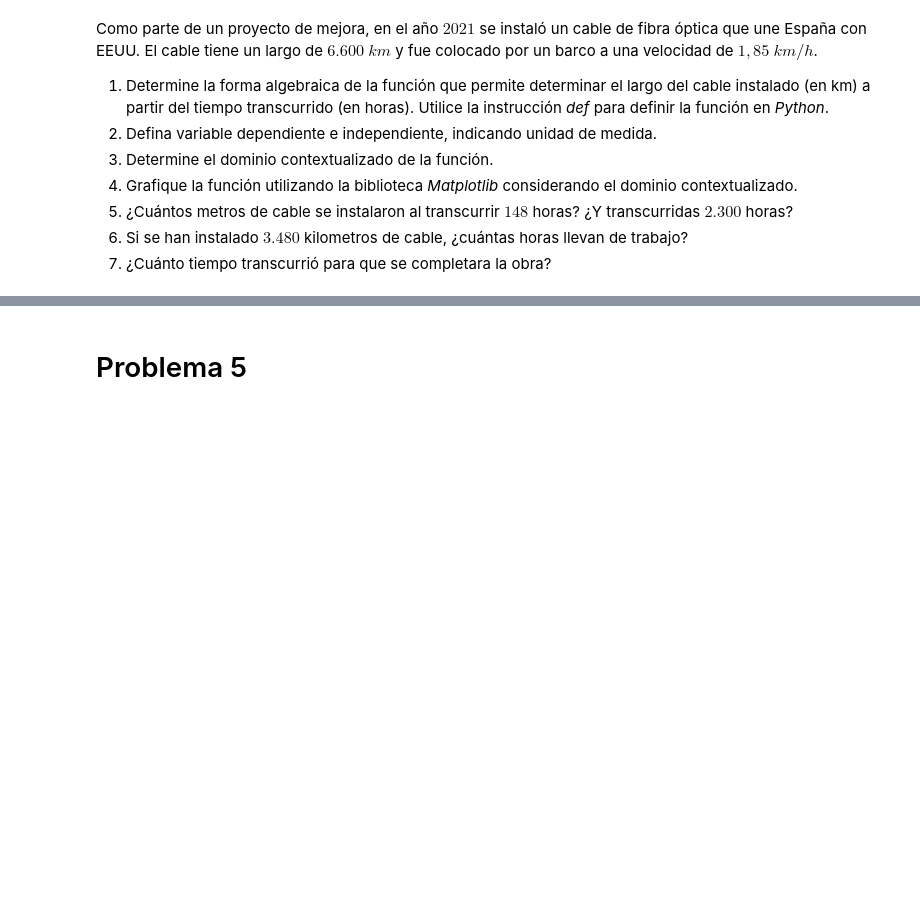
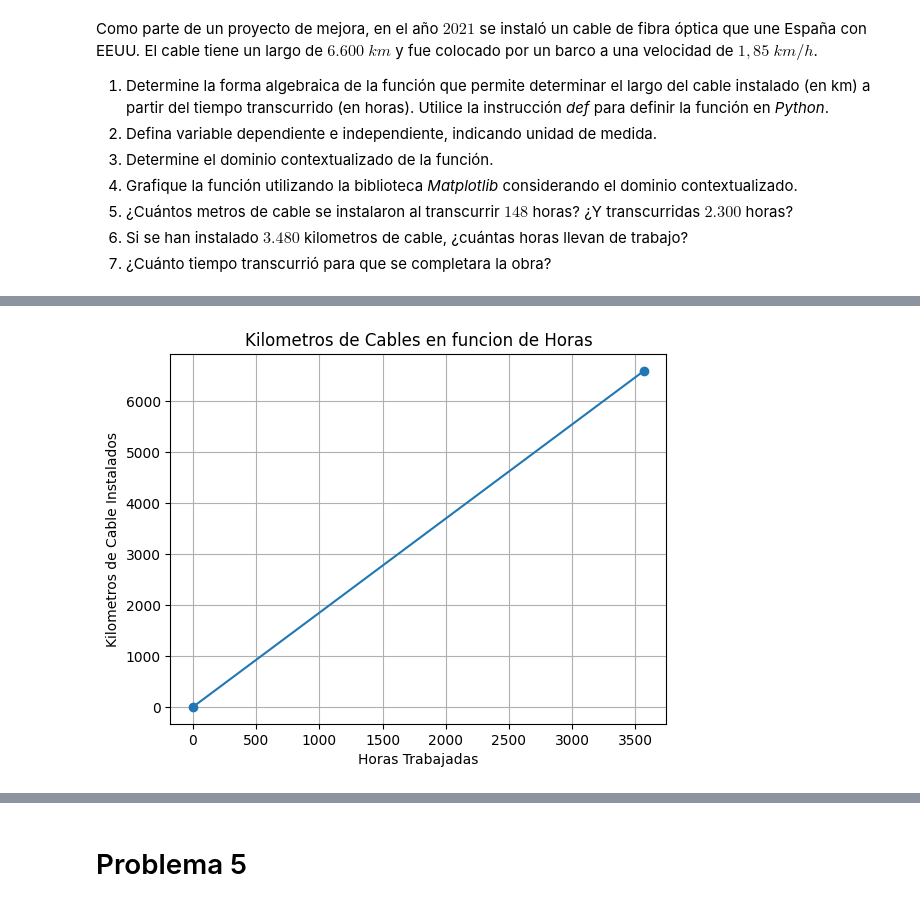
Before and after one commit to Gaboemi-Duoc/Ejercicios-DuocUC, a Jupyter notebook: Semestre 2/Matematicas Aplicadas/G1_Funciones.ipynb, the cells around one changed output, grey strips where cells are left out. Saved outputs shown, nothing was run; the diff lists cells and outputs as text; code cells hidden in the pictures; blank space fills up the shorter version.

```diff
--- a/Semestre 2/Matematicas Aplicadas/G1_Funciones.ipynb
+++ b/Semestre 2/Matematicas Aplicadas/G1_Funciones.ipynb
@@ -7,13 +7,16 @@ Una red transmite datos a $100$ megabits por segundo. Crea una función utilizan
 * $1,5$ minutos
 * $1$ hora
 # %%
-def transDatoRed(second):
-    mgbPerSec = 100
-    return int(mgbPerSec * second)
+def mbTransmitido(second):
+	mgbPerSec = 100
+	return int(mgbPerSec * second)
 
-print(f'La red transmite {transDatoRed(45)} megabits en 45 segundos.')
-print(f'La red transmite {transDatoRed(60 * 1.5)} megabits en 1,5 minutos.')
-print(f'La red transmite {transDatoRed(60 * 60)} megabits en 1 hora.')
+minute = 60 #segundo
+hour = 60 * minute
+
+print(f'La red transmite {mbTransmitido(45)} megabits en 45 segundos.')
+print(f'La red transmite {mbTransmitido(minute * 1.5)} megabits en 1,5 minutos.')
+print(f'La red transmite {mbTransmitido(hour)} megabits en 1 hora.')
 # %% [output]
 La red transmite 4500 megabits en 45 segundos.
 La red transmite 9000 megabits en 1,5 minutos.
@@ -85,3 +88,64 @@ Como parte de un proyecto de mejora, en el año $2021$ se instaló un cable de f
 5.   ¿Cuántos metros de cable se instalaron al transcurrir $148$ horas? ¿Y transcurridas $2.300$ horas?
 6.   Si se han instalado $3.480$ kilometros de cable, ¿cuántas horas llevan de trabajo?
 7.   ¿Cuánto tiempo transcurrió para que se completara la obra?
+# %%
+
+# 1.
+def kmCableInstalado(hour):
+    km = round(hour * 1.85, 2) # km = hora * km/hora
+    if km % 1 == 0:
+        km = int(km)
+    return  km
+print(f'''1.
+    def kmCableInstalado(hour):
+        km = round(hour * 1.85, 2) # km = hora * km/hora
+        return  km
+      ''')
+
+# 2.
+# La variable independiente seria el Tiempo
+# La variable dependiente seria el Kilometro
+
+print(f'''2.
+    La variable independiente seria el Tiempo en Horas
+    La variable dependiente seria la Distancia en Kilometros
+      ''')
+
+# 3.
+# Dominio Contextualizado: [ 0 , 3567.57 ]
+# kmCableInstalado(hora): [ 0 , 3567.57 ]
+
+print(f'''3.
+    kmCableInstalado(hora): [ 0 , 3567.57 ]
+      ''')
+
+print('4. ') # 4.
+import matplotlib.pyplot as pyplot
+import numpy
+
+pyplot.xlabel('Horas Trabajadas')
+xpoints = numpy.array([0, 3567.57])
+pyplot.ylabel('Kilometros de Cable Instalados')
+ypoints = numpy.array([0, 6600])
+
+pyplot.title('Kilometros de Cables en funcion de Horas')
+pyplot.plot(xpoints, ypoints, marker = 'o')
+# plt.grid(color = 'green', linestyle = '--', linewidth = 0.5)
+pyplot.grid()
+pyplot.show()
+
+def hourTrabajoPorCable(km):
+    return round(km / 1.85, 2)
+
+print('5. ') # 5
+print(f'En 148 horas se instalaron {kmCableInstalado(148)} KM de Cable y en 2300 horas se instalaron {kmCableInstalado(2300)} KM de Cable...')
+print()
+
+print('6. ') # 6
+print(f'Si se han instalado 3480 KM de Cable, llevaran {hourTrabajoPorCable(3480)} horas de trabajo...')
+print()
+
+print('7. ') # 7
+print(f'Para la obra transcurrieron {hourTrabajoPorCable(6600)} horas hasta completarla...')
+print()
+# %% [output]
@@ -87,0 +165 @@ Como parte de un proyecto de mejora, en el año $2021$ se instaló un cable de f
+[figure, added]
```
Also changed, not shown: parts of 5 cells of this notebook, 6 other files.
